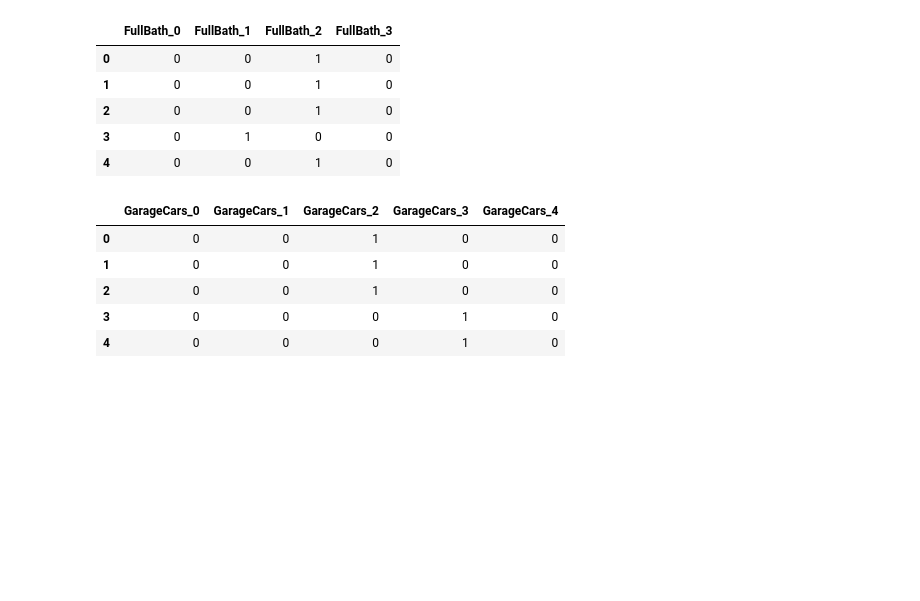
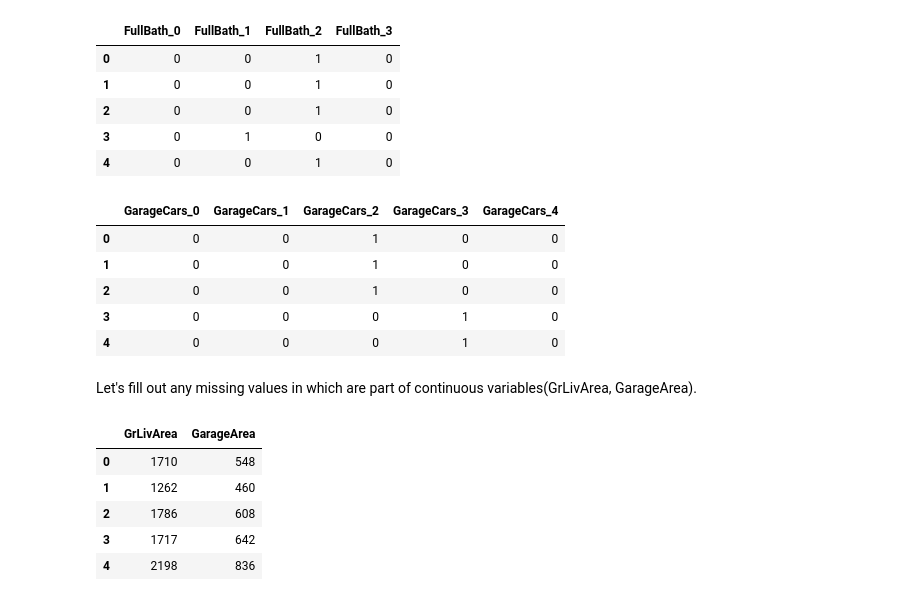
Before and after one commit to ppontryagin/kaggle_team_kernels, a Jupyter notebook: House_Prices_Advanced_Regression_Techniques.ipynb, the cells around one changed output. Cells and saved outputs as stored; diff of their text form; code cells hidden in the pictures; blank space fills up the shorter version.

Commit message:
filled out missing values

```diff
--- a/House_Prices_Advanced_Regression_Techniques.ipynb
+++ b/House_Prices_Advanced_Regression_Techniques.ipynb
@@ -315,3 +315,19 @@ garageCars.head()
 | 2 | 0 | 0 | 1 | 0 | 0 |
 | 3 | 0 | 0 | 0 | 1 | 0 |
 | 4 | 0 | 0 | 0 | 1 | 0 |
+# %% [markdown]
+Let's fill out any missing values in which are part of continuous variables(GrLivArea, GarageArea).
+# %%
+non_empty = pandas.DataFrame()
+
+non_empty['GrLivArea'] = train_data.GrLivArea.fillna(train_data.GrLivArea.mean())
+non_empty['GarageArea'] = train_data.GarageArea.fillna(train_data.GarageArea.mean())
+
+non_empty.head()
+# %% [output]
+|  | GrLivArea | GarageArea |
+| 0 | 1710 | 548 |
+| 1 | 1262 | 460 |
+| 2 | 1786 | 608 |
+| 3 | 1717 | 642 |
+| 4 | 2198 | 836 |
```
Also changed, not shown: parts of 1 cell of this notebook.
